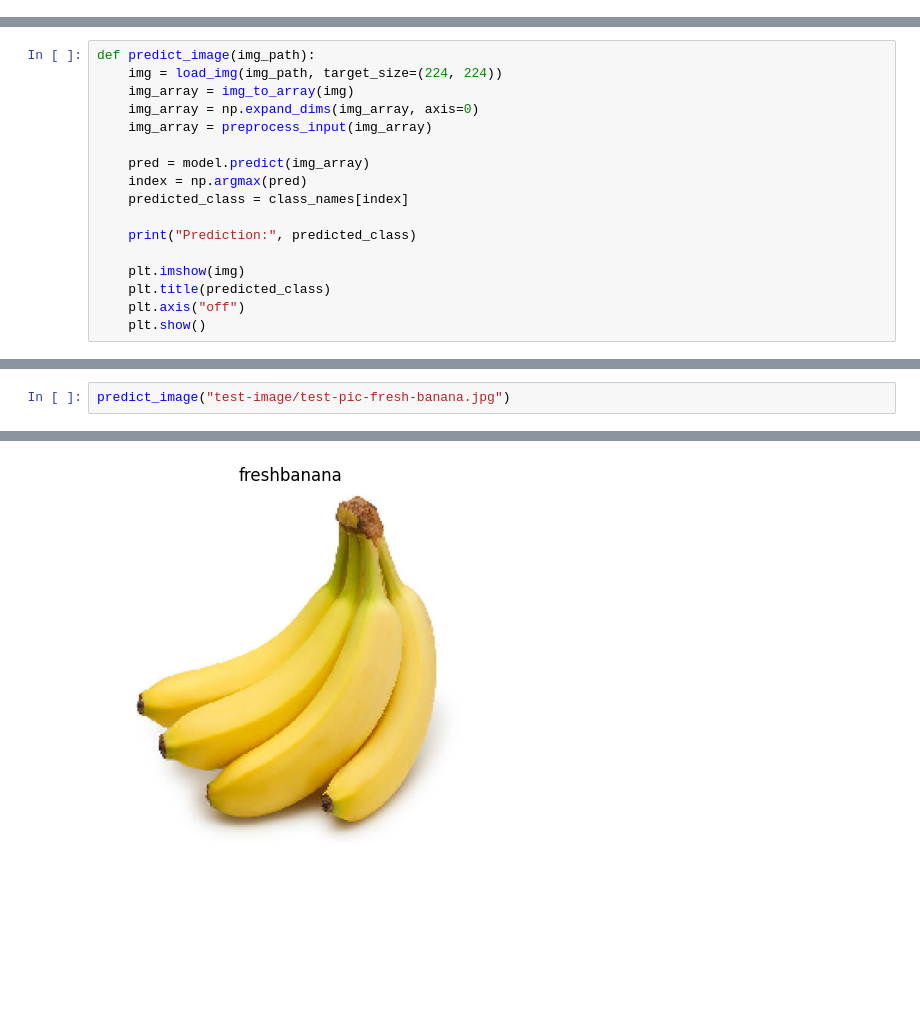
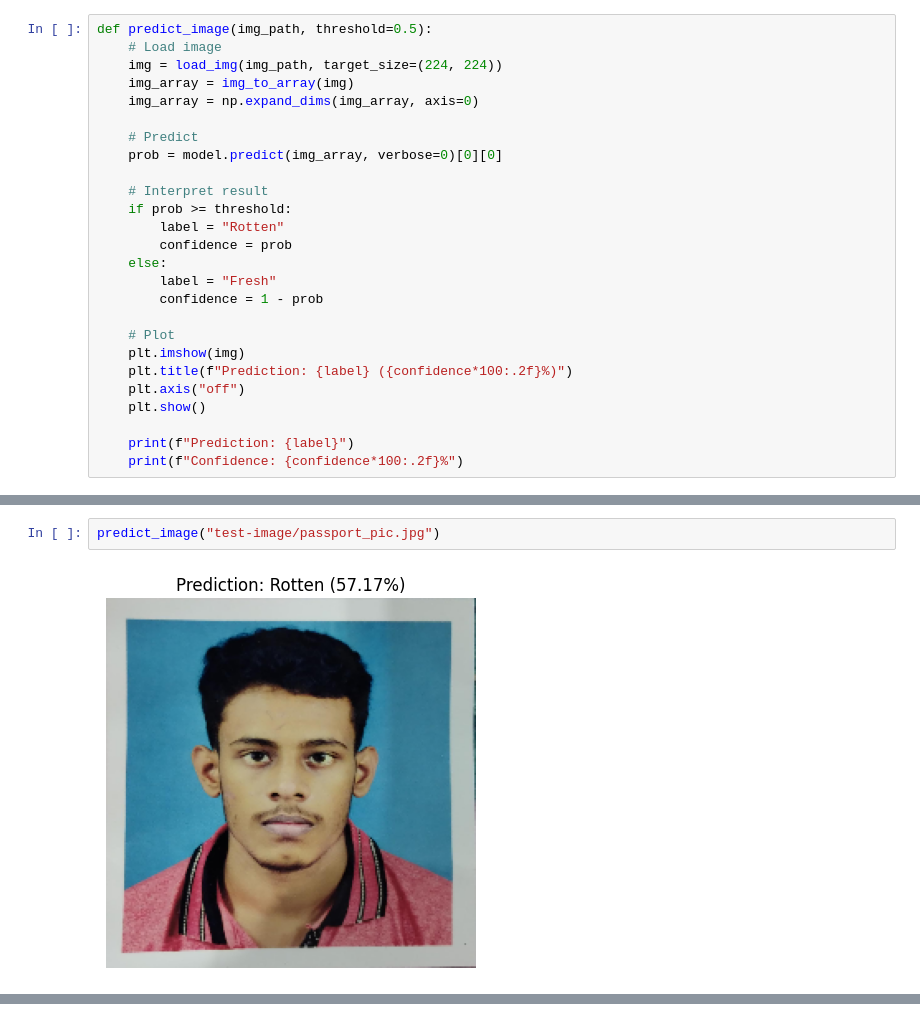
Before and after one commit to Krittik-Panda/Fruit-Freshness-Ditection, a Jupyter notebook: predict.ipynb, the cells around one changed output, grey strips where cells are left out. Saved outputs shown, nothing was run; the diff lists cells and outputs as text; blank space fills up the shorter version.

```diff
--- a/predict.ipynb
+++ b/predict.ipynb
@@ -1 +15,27 @@
+# %%
+def predict_image(img_path, threshold=0.5):
+    # Load image
+    img = load_img(img_path, target_size=(224, 224))
+    img_array = img_to_array(img)
+    img_array = np.expand_dims(img_array, axis=0)
+
+    # Predict
+    prob = model.predict(img_array, verbose=0)[0][0]
+
+    # Interpret result
+    if prob >= threshold:
+        label = "Rotten"
+        confidence = prob
+    else:
+        label = "Fresh"
+        confidence = 1 - prob
+
+    # Plot
+    plt.imshow(img)
+    plt.title(f"Prediction: {label} ({confidence*100:.2f}%)")
+    plt.axis("off")
+    plt.show()
+
+    print(f"Prediction: {label}")
+    print(f"Confidence: {confidence*100:.2f}%")
 # %% [markdown]
@@ -29,20 +43,3 @@ WARNING:tensorflow:From c:\Users\KIIT0001\Documents\Mini Project\fruit-freshness
-# %%
-def predict_image(img_path):
-    img = load_img(img_path, target_size=(224, 224))
-    img_array = img_to_array(img)
-    img_array = np.expand_dims(img_array, axis=0)
-    img_array = preprocess_input(img_array)
-
-    pred = model.predict(img_array)
-    index = np.argmax(pred)
-    predicted_class = class_names[index]
-
-    print("Prediction:", predicted_class)
-
-    plt.imshow(img)
-    plt.title(predicted_class)
-    plt.axis("off")
-    plt.show()
 # %%
 predict_image("test-image/test-pic-rotten-apple.jpg")
 # %% [output]
@@ -52,3 +49,4 @@ Prediction: rottenapples
 # %%
-predict_image("test-image/test-pic-fresh-banana.jpg")
+predict_image("test-image/passport_pic.jpg")
 # %% [output]
+[figure, new version]
@@ -57 +54,0 @@ Prediction: freshbanana
-[figure, old version]
```
Also changed, not shown: parts of 12 cells of this notebook, 4 other files.
